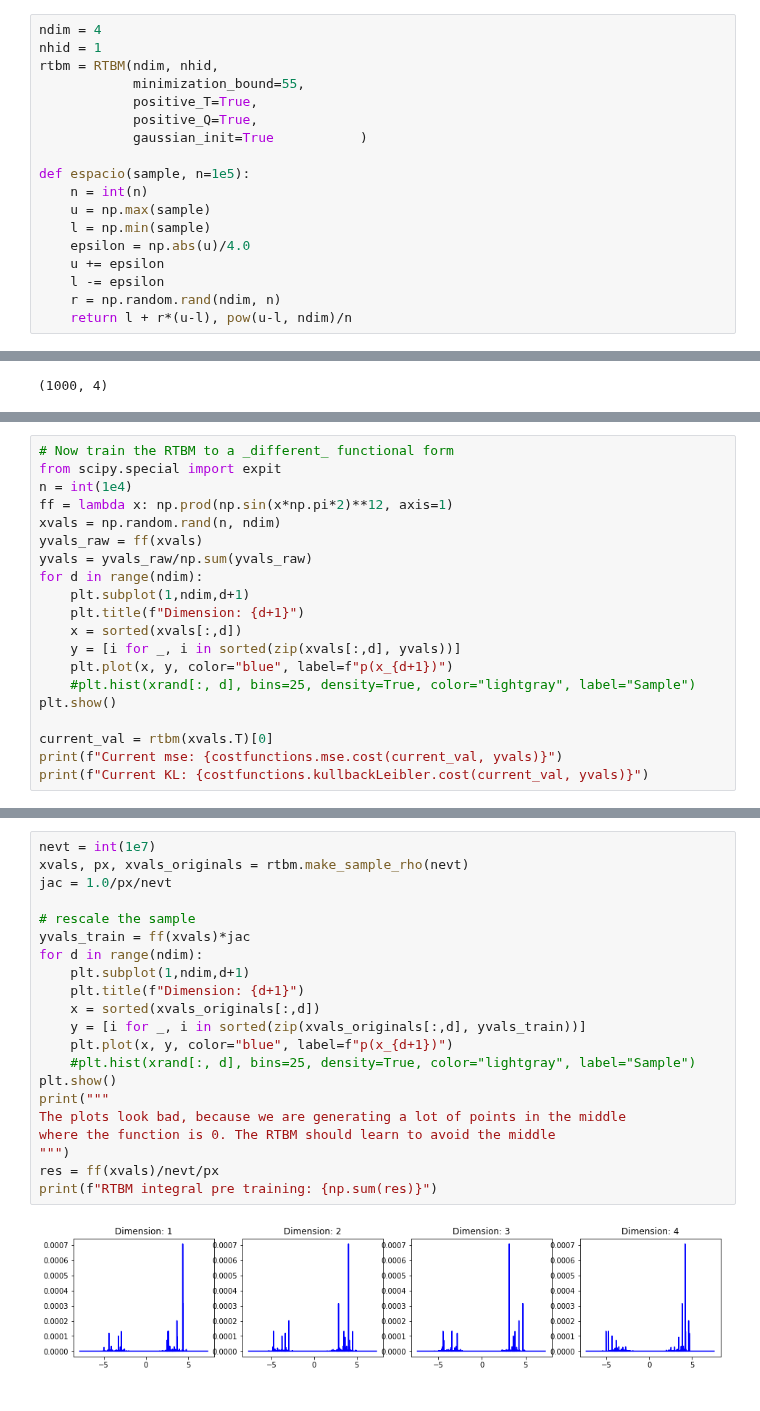
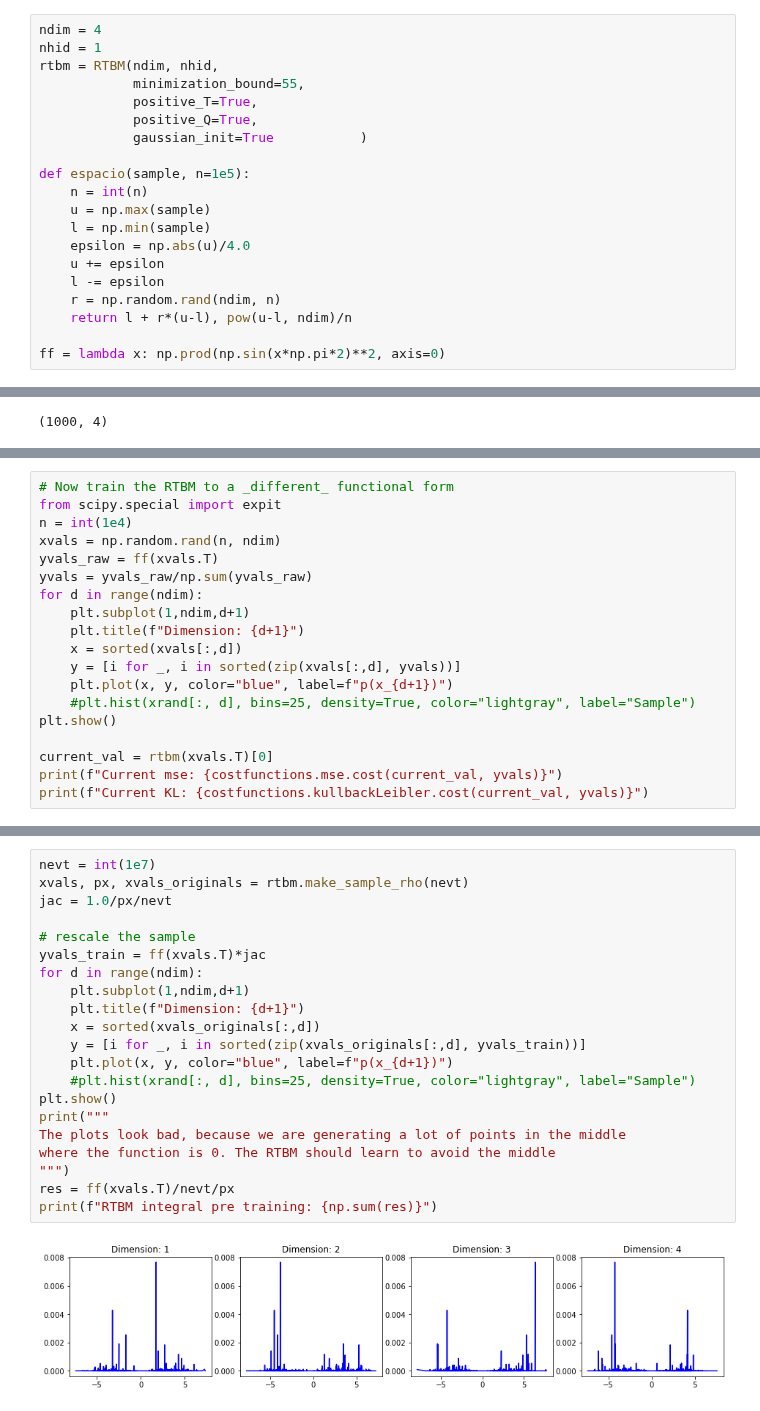
Before and after one commit to RiemannAI/theta, a Jupyter notebook: ThetaTests.ipynb, the cells around one changed output, grey strips where cells are left out. Cells and saved outputs as stored; diff of their text form.

```diff
--- a/ThetaTests.ipynb
+++ b/ThetaTests.ipynb
@@ -23,6 +23,8 @@ def espacio(sample, n=1e5):
     l -= epsilon
     r = np.random.rand(ndim, n)
     return l + r*(u-l), pow(u-l, ndim)/n
+
+ff = lambda x: np.prod(np.sin(x*np.pi*2)**2, axis=0)
 # %%
 # Check that the integral integrates correctly
 if False:
@@ -116,9 +118,8 @@ print(np.sum(aa)*jac)
 # Now train the RTBM to a _different_ functional form
 from scipy.special import expit
 n = int(1e4)
-ff = lambda x: np.prod(np.sin(x*np.pi*2)**12, axis=1)
 xvals = np.random.rand(n, ndim)
-yvals_raw = ff(xvals)
+yvals_raw = ff(xvals.T)
 yvals = yvals_raw/np.sum(yvals_raw)
 for d in range(ndim):
     plt.subplot(1,ndim,d+1)
@@ -139,26 +140,26 @@ Current KL: 5.3755206959857915
 # %%
 nevt = int(1e7)
 xvals, px, xvals_originals = rtbm.make_sample_rho(nevt)
 jac = 1.0/px/nevt
 
 # rescale the sample
-yvals_train = ff(xvals)*jac
+yvals_train = ff(xvals.T)*jac
 for d in range(ndim):
     plt.subplot(1,ndim,d+1)
     plt.title(f"Dimension: {d+1}")
     x = sorted(xvals_originals[:,d])
     y = [i for _, i in sorted(zip(xvals_originals[:,d], yvals_train))]
     plt.plot(x, y, color="blue", label=f"p(x_{d+1})")
     #plt.hist(xrand[:, d], bins=25, density=True, color="lightgray", label="Sample")
 plt.show()
 print("""
 The plots look bad, because we are generating a lot of points in the middle
 where the function is 0. The RTBM should learn to avoid the middle
 """)
-res = ff(xvals)/nevt/px
+res = ff(xvals.T)/nevt/px
 print(f"RTBM integral pre training: {np.sum(res)}")
 # %% [output]
-[figure, old version]
+[figure, new version]
 The plots look bad, because we are generating a lot of points in the middle
 where the function is 0. The RTBM should learn to avoid the middle
 
```
Also changed, not shown: parts of 6 cells of this notebook, 1 other file.
